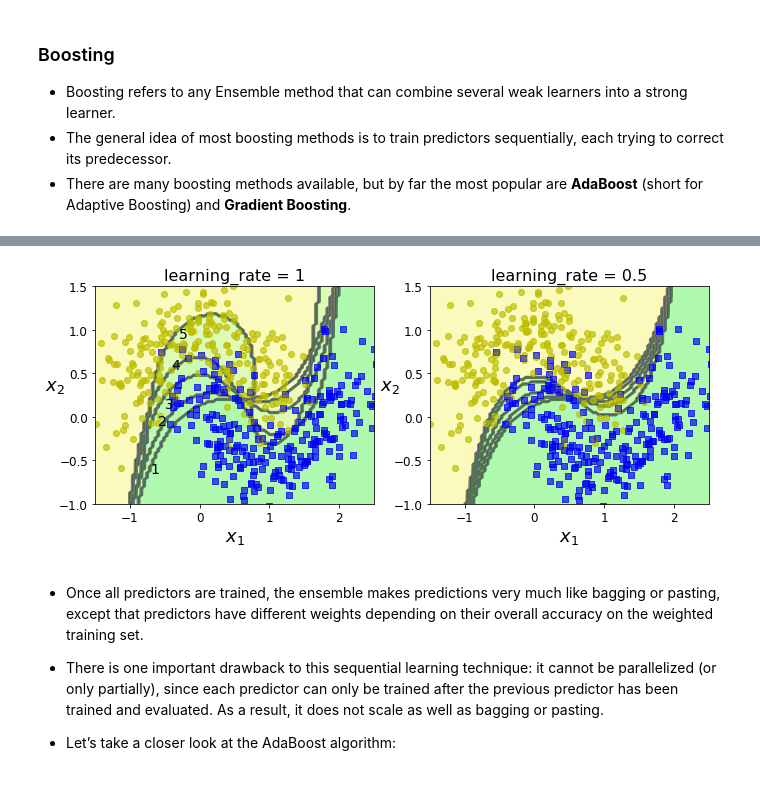
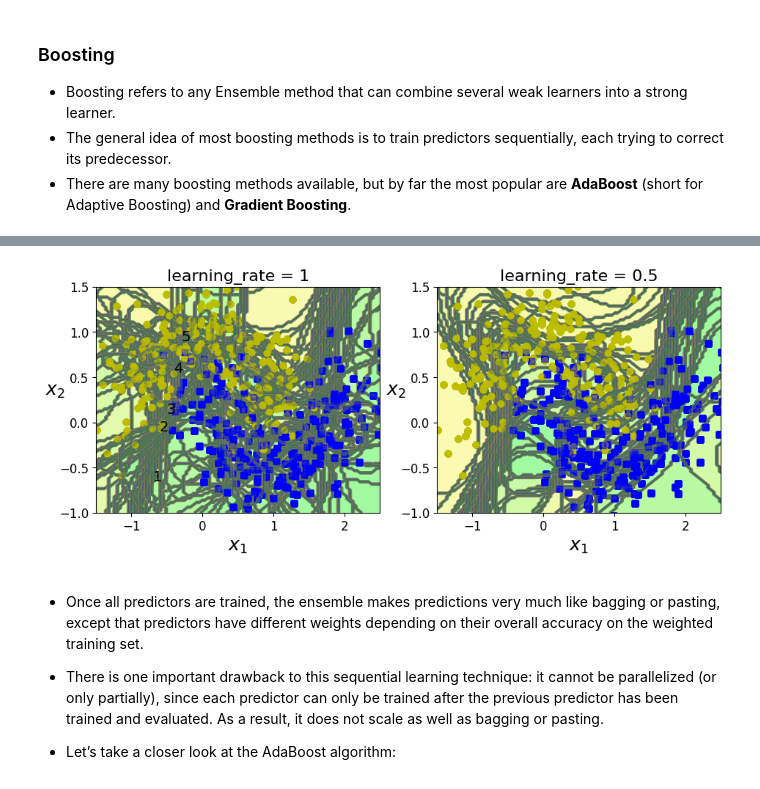
Before and after one commit to LeatherBag011235/ML-course-at-ICEF, a Jupyter notebook: lectures/lecture 6 - Ensemble learning.ipynb, the cells around one changed output, grey strips where cells are left out. Drawn from its saved outputs; the diff is of its cells as text; code cells hidden in the pictures.

```diff
--- a/lectures/lecture 6 - Ensemble learning.ipynb
+++ b/lectures/lecture 6 - Ensemble learning.ipynb
@@ -534,30 +513,30 @@ plt.show();
 # %%
 # Adaboost done by hand
 
 m = len(X_train)
 
 plt.figure(figsize=(11, 4));
 for subplot, learning_rate in ((121, 1), (122, 0.5)):
     sample_weights = np.ones(m)      # Define sample weights
     plt.subplot(subplot);
-    for i in range(5):
+    for i in range(50):
         svm_clf = SVC(kernel="rbf", C=0.05, gamma="scale", random_state=42)
         svm_clf.fit(X_train, y_train, sample_weight=sample_weights)   # sample_weight!
         y_pred = svm_clf.predict(X_train)
         sample_weights[y_pred != y_train] *= (1 + learning_rate)   # update weights
         plot_decision_boundary(svm_clf, X, y, alpha=0.2);
         plt.title("learning_rate = {}".format(learning_rate), fontsize=16);
     if subplot == 121:
         plt.text(-0.7, -0.65, "1", fontsize=14);
         plt.text(-0.6, -0.10, "2", fontsize=14);
         plt.text(-0.5,  0.10, "3", fontsize=14);
         plt.text(-0.4,  0.55, "4", fontsize=14);
         plt.text(-0.3,  0.90, "5", fontsize=14);
 
 
 plt.show();
 # %% [output]
-[figure, old version]
+[figure, new version]
 # %% [markdown]
 - Once all predictors are trained, the ensemble makes predictions very much like bagging or pasting, except that predictors have different weights depending on their overall accuracy on the weighted training set.
 - There is one important drawback to this sequential learning technique: it cannot be parallelized (or only partially), since each predictor can only be trained after the previous predictor has been trained and evaluated. As a result, it does not scale as well as bagging or pasting.
```
Also changed, not shown: parts of 18 cells of this notebook.
